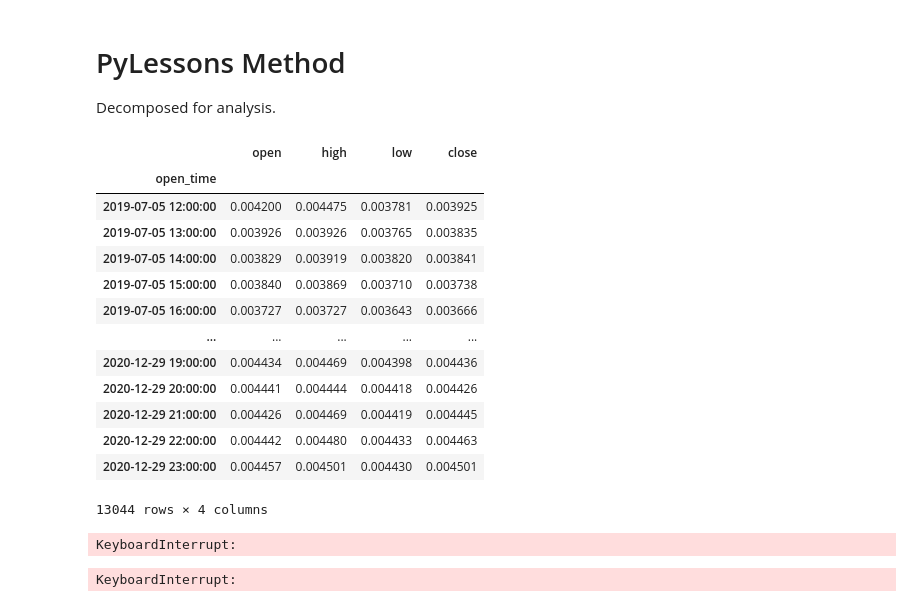
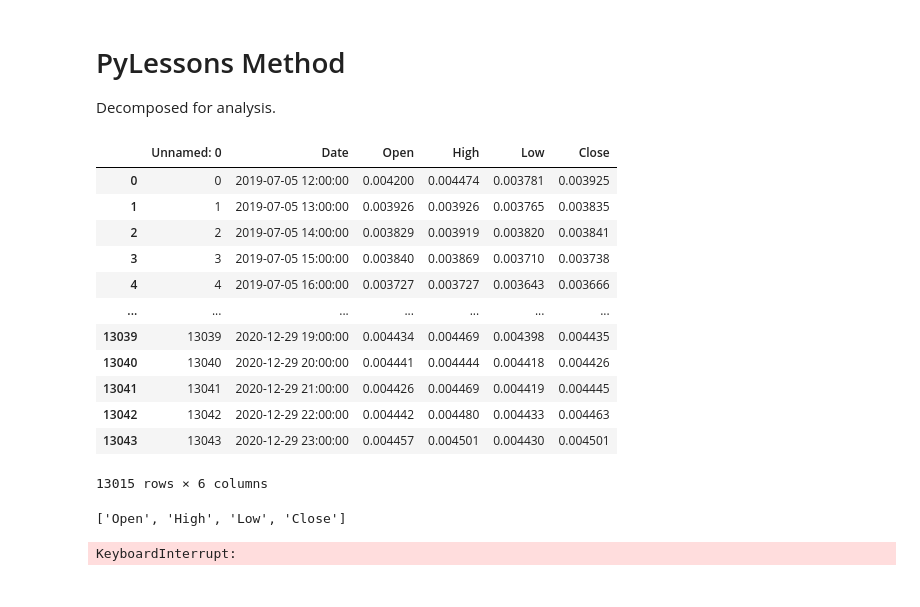
Before and after one commit to Donifide/RL-Bitcoin-trading-bot, a Jupyter notebook: RL-Dogecoin-trading-bot_7/rl-notes.ipynb, the cells around one changed output. Saved outputs shown, nothing was run; the diff lists cells and outputs as text; code cells hidden in the pictures.

```diff
--- a/RL-Dogecoin-trading-bot_7/rl-notes.ipynb
+++ b/RL-Dogecoin-trading-bot_7/rl-notes.ipynb
@@ -173,36 +173,31 @@ import seaborn as sns
 import pandas as pd
 import numpy as np
 # %%
-# First upload dataframe as df
-#Read in historical data.
-df  = pq.read_table('DOGE-USDT.parquet').to_pandas().reset_index(drop=False)
-df = df.set_index('open_time')['close'].resample('1h').ohlc()
-
-
-
-
-df#.reset_index(drop=False)
-#df#.rename(columns={'open_time':'Date','open': 'Open', 'high': 'High', 'low':'Low', 'close':'Close', 'volume':'Volume'}, inplace=True)
-#df
+df = pd.read_csv('DOGEUSDT_1h.csv')
+df = df.dropna()
+df_original = df.sort_values('Date')
+df_original
 # %% [output]
-|  | open | high | low | close |
-| open_time |  |  |  |  |
-| 2019-07-05 12:00:00 | 0.004200 | 0.004475 | 0.003781 | 0.003925 |
-| 2019-07-05 13:00:00 | 0.003926 | 0.003926 | 0.003765 | 0.003835 |
-| 2019-07-05 14:00:00 | 0.003829 | 0.003919 | 0.003820 | 0.003841 |
-| 2019-07-05 15:00:00 | 0.003840 | 0.003869 | 0.003710 | 0.003738 |
-| 2019-07-05 16:00:00 | 0.003727 | 0.003727 | 0.003643 | 0.003666 |
-| ... | ... | ... | ... | ... |
-| 2020-12-29 19:00:00 | 0.004434 | 0.004469 | 0.004398 | 0.004436 |
-| 2020-12-29 20:00:00 | 0.004441 | 0.004444 | 0.004418 | 0.004426 |
-| 2020-12-29 21:00:00 | 0.004426 | 0.004469 | 0.004419 | 0.004445 |
-| 2020-12-29 22:00:00 | 0.004442 | 0.004480 | 0.004433 | 0.004463 |
-| 2020-12-29 23:00:00 | 0.004457 | 0.004501 | 0.004430 | 0.004501 |
+|  | Unnamed: 0 | Date | Open | High | Low | Close |
+| 0 | 0 | 2019-07-05 12:00:00 | 0.004200 | 0.004474 | 0.003781 | 0.003925 |
+| 1 | 1 | 2019-07-05 13:00:00 | 0.003926 | 0.003926 | 0.003765 | 0.003835 |
+| 2 | 2 | 2019-07-05 14:00:00 | 0.003829 | 0.003919 | 0.003820 | 0.003841 |
+| 3 | 3 | 2019-07-05 15:00:00 | 0.003840 | 0.003869 | 0.003710 | 0.003738 |
+| 4 | 4 | 2019-07-05 16:00:00 | 0.003727 | 0.003727 | 0.003643 | 0.003666 |
+| ... | ... | ... | ... | ... | ... | ... |
+| 13039 | 13039 | 2020-12-29 19:00:00 | 0.004434 | 0.004469 | 0.004398 | 0.004435 |
+| 13040 | 13040 | 2020-12-29 20:00:00 | 0.004441 | 0.004444 | 0.004418 | 0.004426 |
+| 13041 | 13041 | 2020-12-29 21:00:00 | 0.004426 | 0.004469 | 0.004419 | 0.004445 |
+| 13042 | 13042 | 2020-12-29 22:00:00 | 0.004442 | 0.004480 | 0.004433 | 0.004463 |
+| 13043 | 13043 | 2020-12-29 23:00:00 | 0.004457 | 0.004501 | 0.004430 | 0.004501 |
-13044 rows × 4 columns
+13015 rows × 6 columns
 # %%
-pd.merge(pq.read_table('DOGE-USDT.parquet').to_pandas(),df)#['volume']
+df = df_original.copy()[['Open','High','Low','Close']]
+column_names = df.columns.tolist()
-# %% [output]
-KeyboardInterrupt:
+# %%
+column_names
+# %% [output]
+['Open', 'High', 'Low', 'Close']
 # %%
 !pip install mplfinance
 clear_output()
```
Also changed, not shown: 2 other files.
